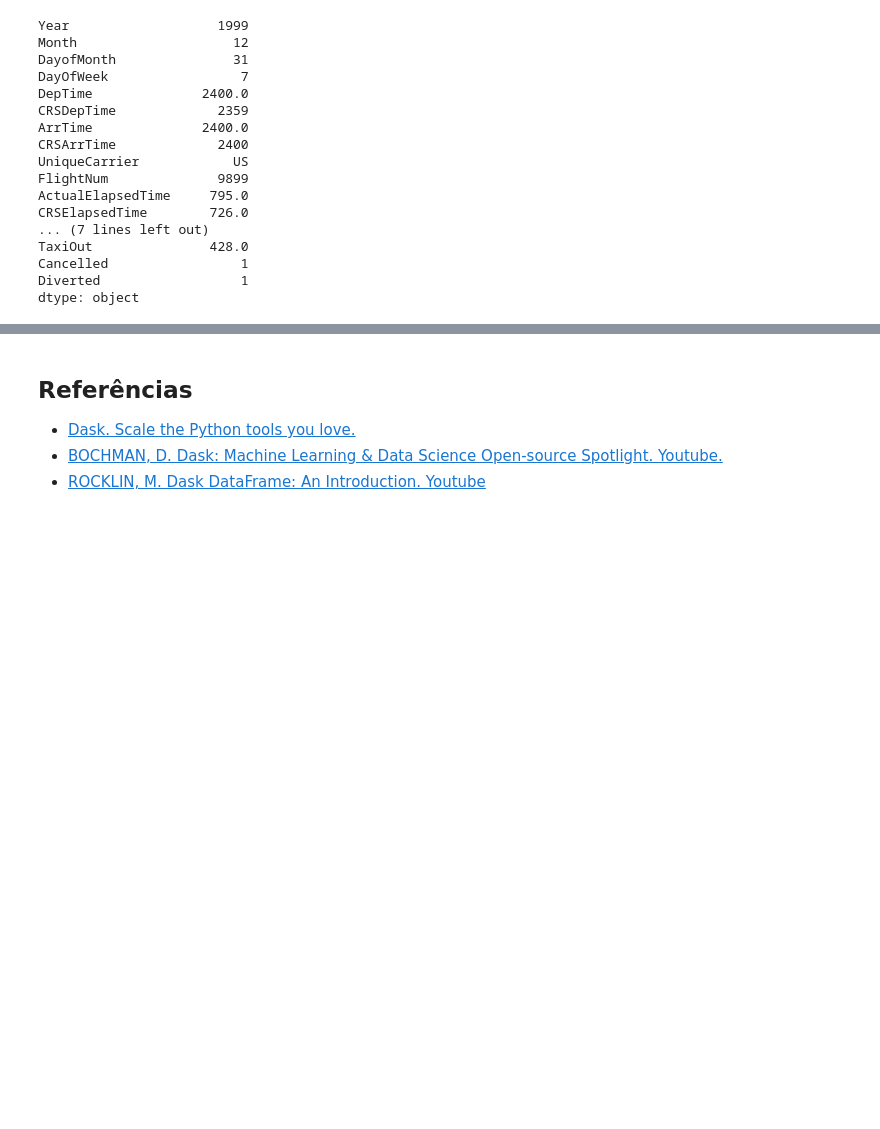
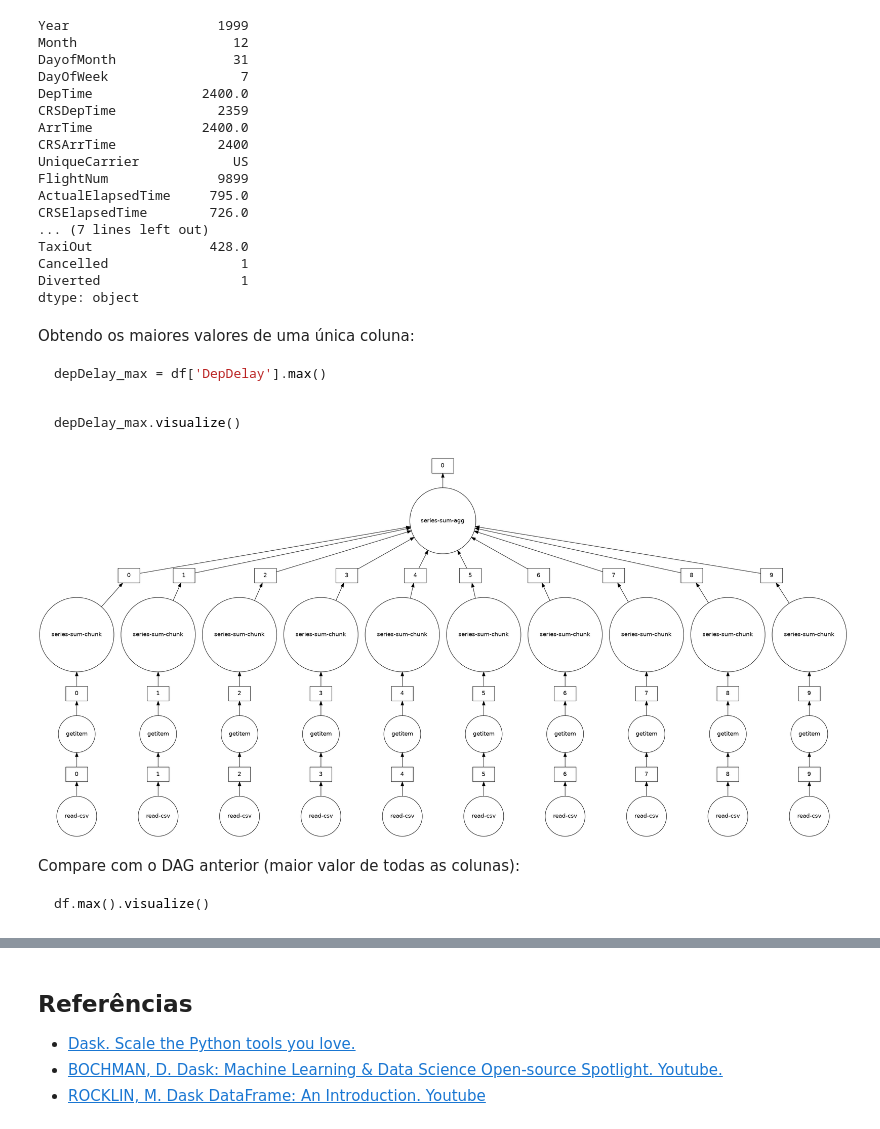
Before and after one commit to darlonv/dask_cluster, a Jupyter notebook: data/02-Dask_Dataframes.ipynb, the cells around one changed output, grey strips where cells are left out. Cells and saved outputs as stored; diff of their text form; code cells hidden in the pictures; blank space fills up the shorter version.

````diff
--- a/data/02-Dask_Dataframes.ipynb
+++ b/data/02-Dask_Dataframes.ipynb
@@ -227,3 +234,22 @@ TaxiOut               428.0
 Cancelled                 1
 Diverted                  1
 dtype: object
+# %% [markdown]
+Obtendo os maiores valores de uma única coluna:
+
+```python
+depDelay_max = df['DepDelay'].max()
+```
+# %% [markdown]
+```python
+depDelay_max.visualize()
+```
+# %%
+depDelay_max.visualize()
+# %% [output]
+[figure, added]
+# %% [markdown]
+Compare com o DAG anterior (maior valor de todas as colunas):
+```python
+df.max().visualize()
+```
````
Also changed, not shown: parts of 3 cells of this notebook.
